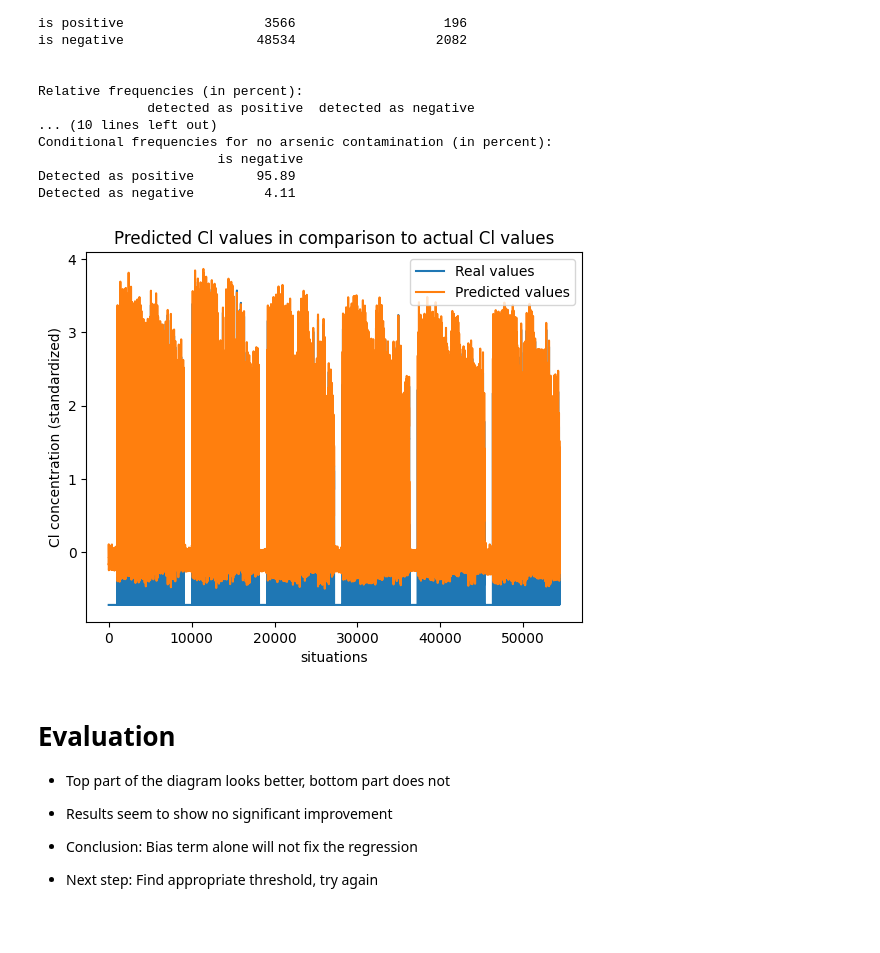
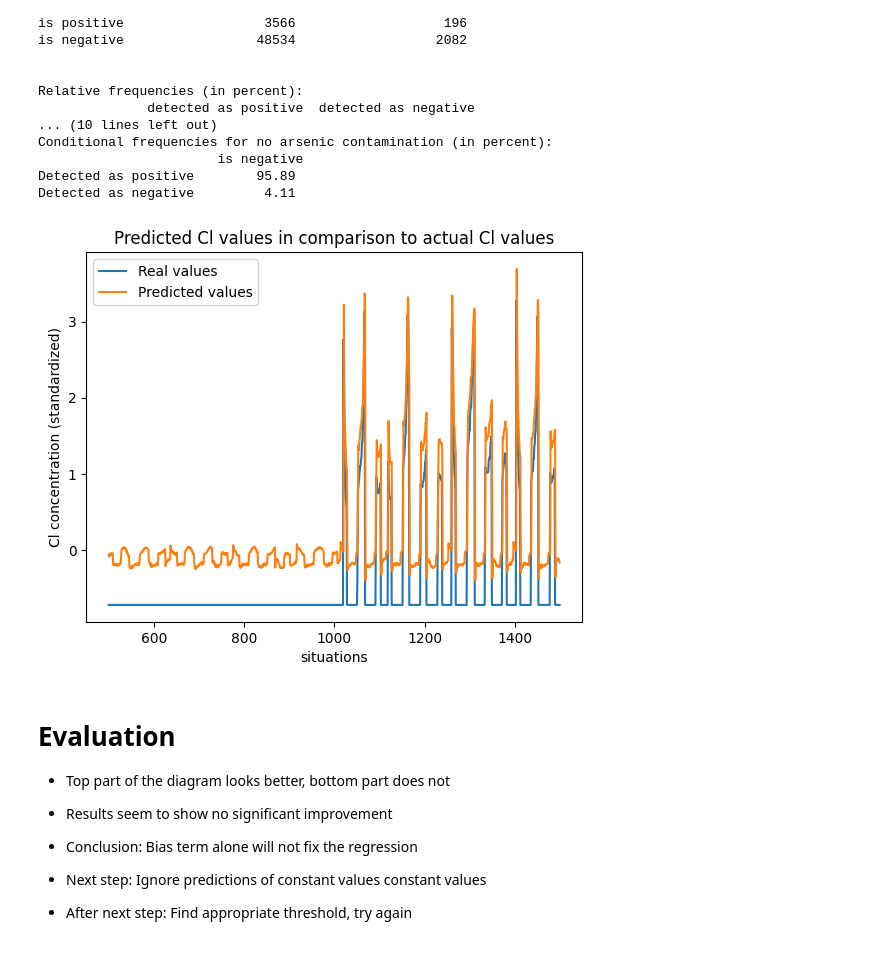
Before and after one commit to esthy13/Arsenic-Detection, a Jupyter notebook: src/notebooks/linear_predictor.ipynb, the cells around one changed output. Saved outputs shown, nothing was run; the diff lists cells and outputs as text; code cells hidden in the pictures.

```diff
--- a/src/notebooks/linear_predictor.ipynb
+++ b/src/notebooks/linear_predictor.ipynb
@@ -1195,20 +1195,21 @@ Detected as positive        95.89
 Detected as negative         4.11
 # %%
 situations = np.array(list(range(len(real_vals_cl_bias))))
-plt.plot(situations ,np.array(real_vals_cl_bias), label ="Real values")
-plt.plot(situations, np.array(pred_vals_cl_bias), label = "Predicted values")
+plt.plot(situations[500:1500] ,np.array(real_vals_cl_bias[500:1500]), label ="Real values")
+plt.plot(situations[500:1500], np.array(pred_vals_cl_bias[500:1500]), label = "Predicted values")
 
 plt.xlabel("situations")
 plt.ylabel("Cl concentration (standardized)")
 plt.title("Predicted Cl values in comparison to actual Cl values")
 plt.legend()
 plt.show()
 # %% [output]
-[figure, old version]
+[figure, new version]
 # %% [markdown]
 # Evaluation
 - Top part of the diagram looks better, bottom part does not
 - Results seem to show no significant improvement
 - Conclusion: Bias term alone will not fix the regression
 
-- Next step: Find appropriate threshold, try again
+- Next step: Ignore predictions of constant values constant values
+- After next step: Find appropriate threshold, try again
```
Also changed, not shown: parts of 5 cells of this notebook.
